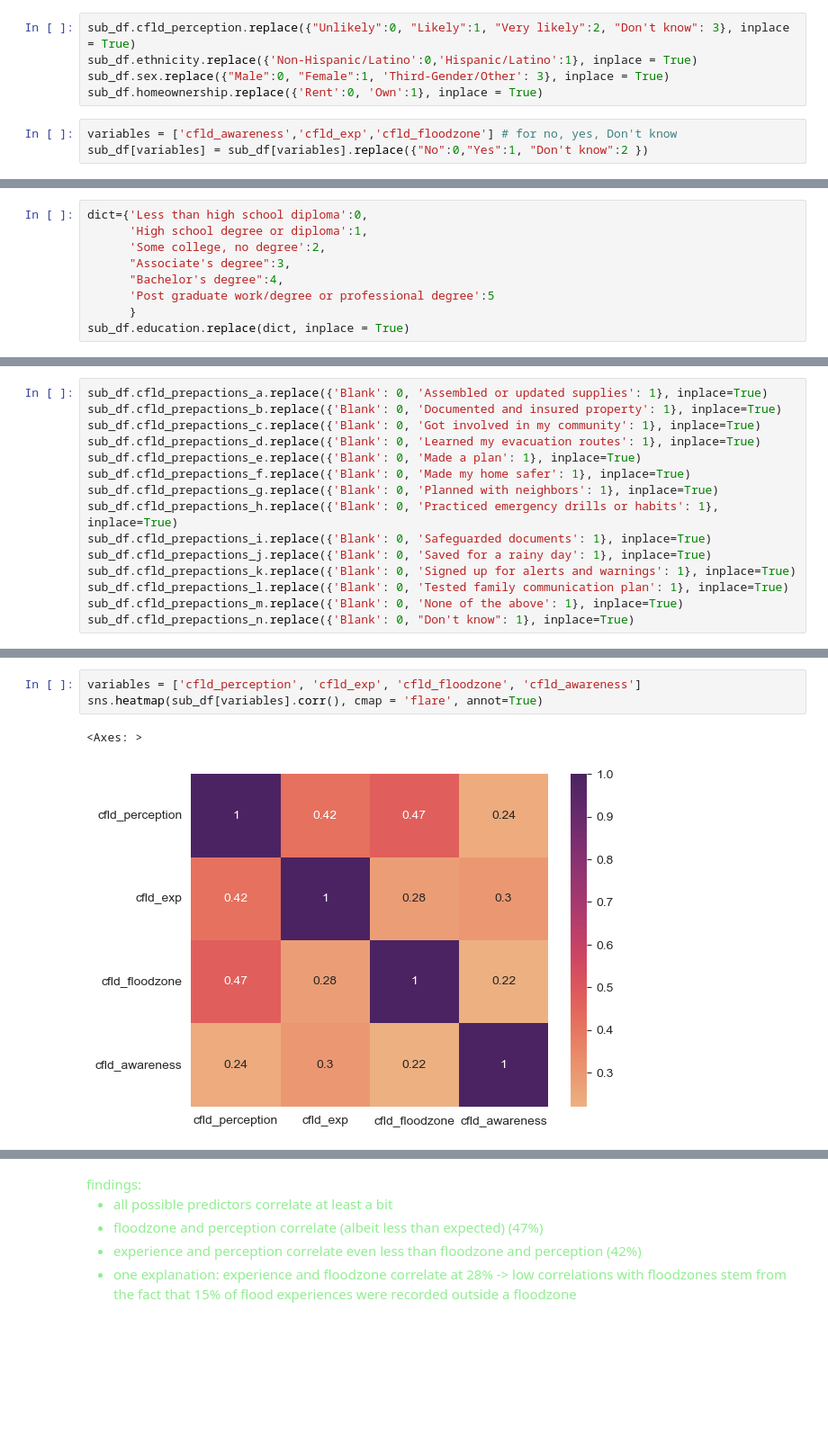
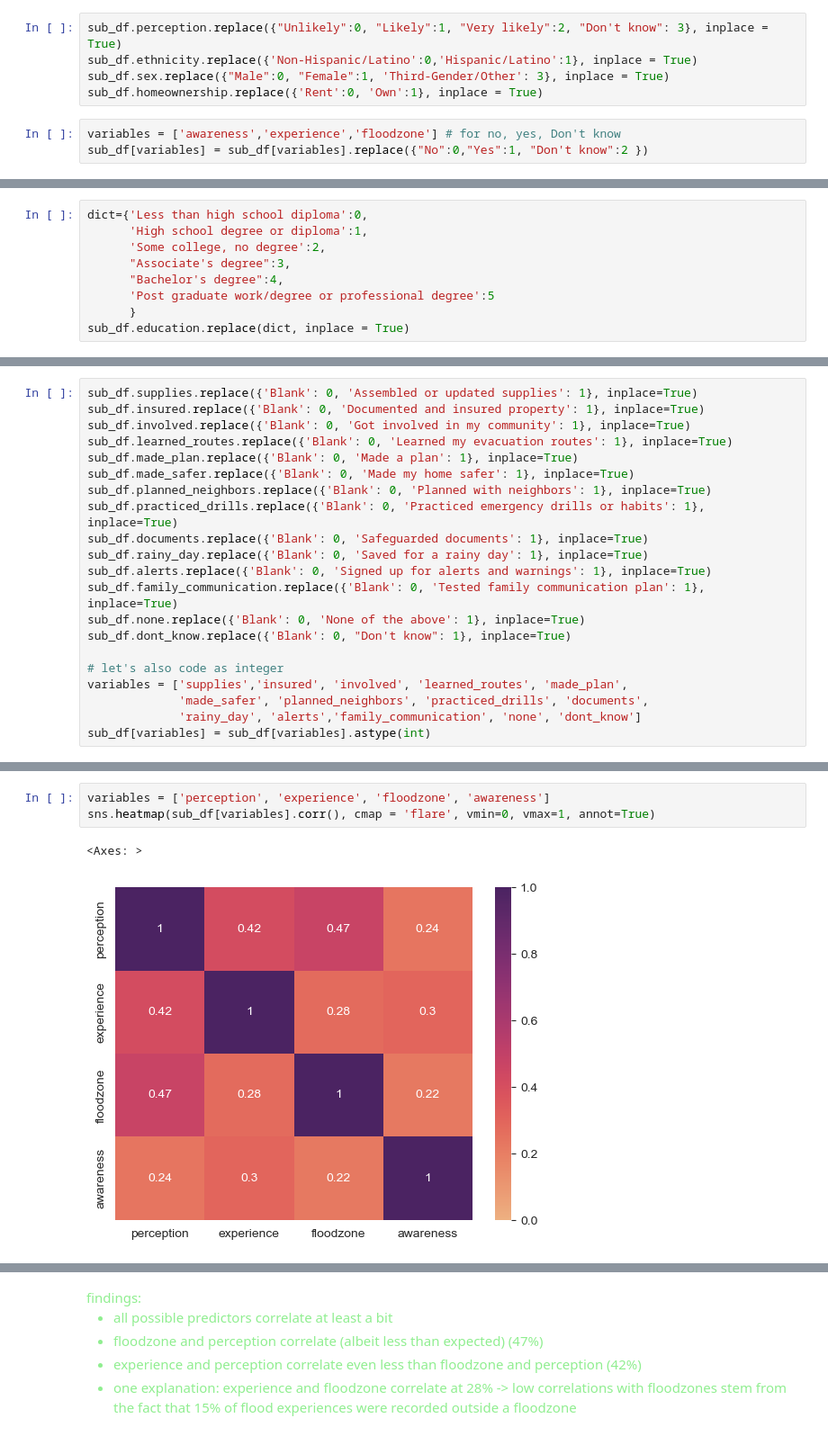
Before and after one commit to phillippmueller/flood_adaptation_behavior, a Jupyter notebook: EDA.ipynb, the cells around one changed output, grey strips where cells are left out. Shown at 90% size. Saved outputs shown, nothing was run; the diff lists cells and outputs as text; blank space fills up the shorter version.

```diff
--- a/EDA.ipynb
+++ b/EDA.ipynb
@@ -310,12 +143,12 @@ Let's look at some correlations
 Let's change the variable coding and dtypes to numeric
 <span>
 # %%
-sub_df.cfld_perception.replace({"Unlikely":0, "Likely":1, "Very likely":2, "Don't know": 3}, inplace = True)
+sub_df.perception.replace({"Unlikely":0, "Likely":1, "Very likely":2, "Don't know": 3}, inplace = True)
 sub_df.ethnicity.replace({'Non-Hispanic/Latino':0,'Hispanic/Latino':1}, inplace = True)
 sub_df.sex.replace({"Male":0, "Female":1, 'Third-Gender/Other': 3}, inplace = True)
 sub_df.homeownership.replace({'Rent':0, 'Own':1}, inplace = True)
 # %%
-variables = ['cfld_awareness','cfld_exp','cfld_floodzone'] # for no, yes, Don't know
+variables = ['awareness','experience','floodzone'] # for no, yes, Don't know
 sub_df[variables] = sub_df[variables].replace({"No":0,"Yes":1, "Don't know":2 })
 # %%
 # adjust lower and upper tail ends to US income distribution
@@ -367,17 +200,23 @@ dict={'$0' : 0,
       }
 sub_df.rentmortgage.replace(dict, inplace = True)
 # %%
-sub_df.cfld_prepactions_a.replace({'Blank': 0, 'Assembled or updated supplies': 1}, inplace=True)
-sub_df.cfld_prepactions_b.replace({'Blank': 0, 'Documented and insured property': 1}, inplace=True)
-sub_df.cfld_prepactions_c.replace({'Blank': 0, 'Got involved in my community': 1}, inplace=True)
-sub_df.cfld_prepactions_d.replace({'Blank': 0, 'Learned my evacuation routes': 1}, inplace=True)
-sub_df.cfld_prepactions_e.replace({'Blank': 0, 'Made a plan': 1}, inplace=True)
-sub_df.cfld_prepactions_f.replace({'Blank': 0, 'Made my home safer': 1}, inplace=True)
-sub_df.cfld_prepactions_g.replace({'Blank': 0, 'Planned with neighbors': 1}, inplace=True)
-sub_df.cfld_prepactions_h.replace({'Blank': 0, 'Practiced emergency drills or habits': 1}, inplace=True)
-sub_df.cfld_prepactions_i.replace({'Blank': 0, 'Safeguarded documents': 1}, inplace=True)
-sub_df.cfld_prepactions_j.replace({'Blank': 0, 'Saved for a rainy day': 1}, inplace=True)
-sub_df.cfld_prepactions_k.replace({'Blank': 0, 'Signed up for alerts and warnings': 1}, inplace=True)
-sub_df.cfld_prepactions_l.replace({'Blank': 0, 'Tested family communication plan': 1}, inplace=True)
-sub_df.cfld_prepactions_m.replace({'Blank': 0, 'None of the above': 1}, inplace=True)
-sub_df.cfld_prepactions_n.replace({'Blank': 0, "Don't know": 1}, inplace=True)
+sub_df.supplies.replace({'Blank': 0, 'Assembled or updated supplies': 1}, inplace=True)
+sub_df.insured.replace({'Blank': 0, 'Documented and insured property': 1}, inplace=True)
+sub_df.involved.replace({'Blank': 0, 'Got involved in my community': 1}, inplace=True)
+sub_df.learned_routes.replace({'Blank': 0, 'Learned my evacuation routes': 1}, inplace=True)
+sub_df.made_plan.replace({'Blank': 0, 'Made a plan': 1}, inplace=True)
+sub_df.made_safer.replace({'Blank': 0, 'Made my home safer': 1}, inplace=True)
+sub_df.planned_neighbors.replace({'Blank': 0, 'Planned with neighbors': 1}, inplace=True)
+sub_df.practiced_drills.replace({'Blank': 0, 'Practiced emergency drills or habits': 1}, inplace=True)
+sub_df.documents.replace({'Blank': 0, 'Safeguarded documents': 1}, inplace=True)
+sub_df.rainy_day.replace({'Blank': 0, 'Saved for a rainy day': 1}, inplace=True)
+sub_df.alerts.replace({'Blank': 0, 'Signed up for alerts and warnings': 1}, inplace=True)
+sub_df.family_communication.replace({'Blank': 0, 'Tested family communication plan': 1}, inplace=True)
+sub_df.none.replace({'Blank': 0, 'None of the above': 1}, inplace=True)
+sub_df.dont_know.replace({'Blank': 0, "Don't know": 1}, inplace=True)
+
+# let's also code as integer
+variables = ['supplies','insured', 'involved', 'learned_routes', 'made_plan',
+             'made_safer', 'planned_neighbors', 'practiced_drills', 'documents',
+             'rainy_day', 'alerts','family_communication', 'none', 'dont_know']
+sub_df[variables] = sub_df[variables].astype(int)
@@ -402,7 +249,7 @@ sub_df = sub_df.rename(columns= {
 # %%
-variables = ['cfld_perception', 'cfld_exp', 'cfld_floodzone', 'cfld_awareness']
-sns.heatmap(sub_df[variables].corr(), cmap = 'flare', annot=True)
+variables = ['perception', 'experience', 'floodzone', 'awareness']
+sns.heatmap(sub_df[variables].corr(), cmap = 'flare', vmin=0, vmax=1, annot=True)
 # %% [output]
 <Axes: >
-[figure, old version]
+[figure, new version]
 # %%
```
Also changed, not shown: parts of 62 cells of this notebook, 8 other files.
